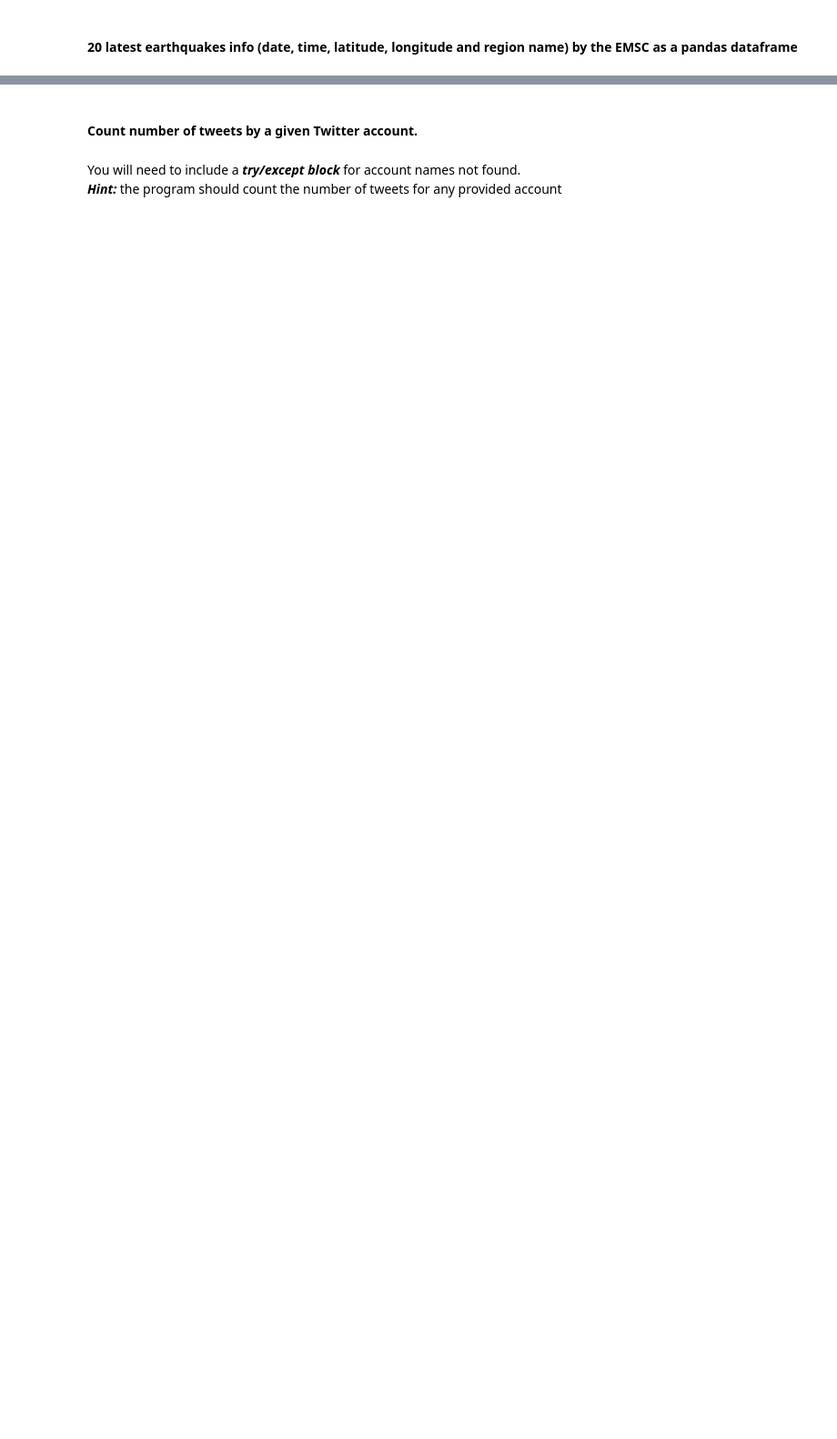
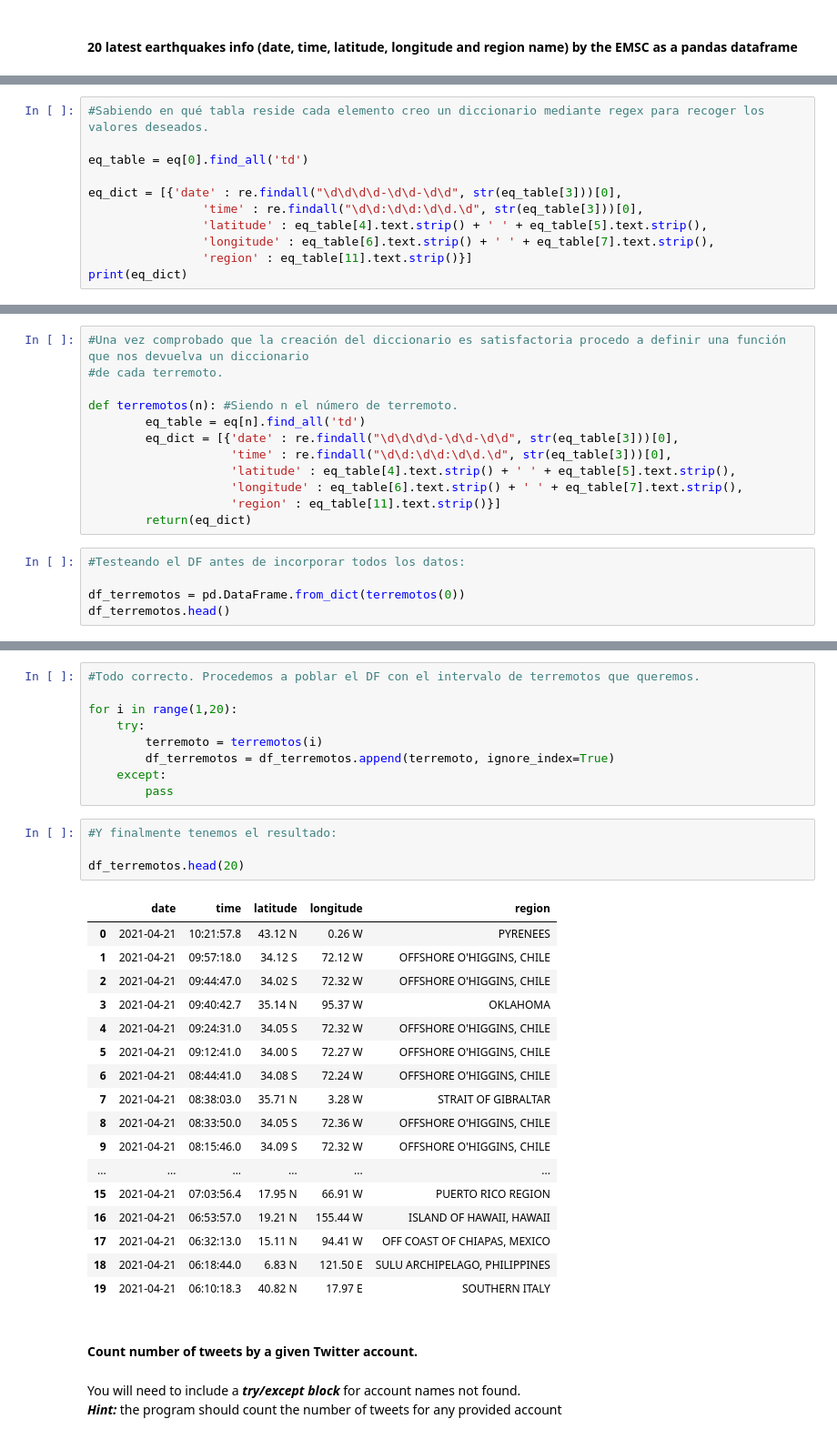
Before and after one commit to ta-datapt-bcn/lab-web-scraping, a Jupyter notebook: your-code/main.ipynb, the cells around one changed output, grey strips where cells are left out. Shown at 91% size. Saved outputs shown, nothing was run; the diff lists cells and outputs as text; blank space fills up the shorter version.

```diff
--- a/your-code/main.ipynb
+++ b/your-code/main.ipynb
@@ -132,0 +371,11 @@ url = 'https://www.emsc-csem.org/Earthquake/'
+# %%
+#Sabiendo en qué tabla reside cada elemento creo un diccionario mediante regex para recoger los valores deseados.
+
+eq_table = eq[0].find_all('td')
+
+eq_dict = [{'date' : re.findall("\d\d\d\d-\d\d-\d\d", str(eq_table[3]))[0],
+                'time' : re.findall("\d\d:\d\d:\d\d.\d", str(eq_table[3]))[0],
+                'latitude' : eq_table[4].text.strip() + ' ' + eq_table[5].text.strip(),
+                'longitude' : eq_table[6].text.strip() + ' ' + eq_table[7].text.strip(),
+                'region' : eq_table[11].text.strip()}]
+print(eq_dict)
@@ -132,0 +384,17 @@ url = 'https://www.emsc-csem.org/Earthquake/'
+# %%
+#Una vez comprobado que la creación del diccionario es satisfactoria procedo a definir una función que nos devuelva un diccionario
+#de cada terremoto.
+
+def terremotos(n): #Siendo n el número de terremoto.
+        eq_table = eq[n].find_all('td')
+        eq_dict = [{'date' : re.findall("\d\d\d\d-\d\d-\d\d", str(eq_table[3]))[0],
+                    'time' : re.findall("\d\d:\d\d:\d\d.\d", str(eq_table[3]))[0],
+                    'latitude' : eq_table[4].text.strip() + ' ' + eq_table[5].text.strip(),
+                    'longitude' : eq_table[6].text.strip() + ' ' + eq_table[7].text.strip(),
+                    'region' : eq_table[11].text.strip()}]
+        return(eq_dict)
+# %%
+#Testeando el DF antes de incorporar todos los datos:
+
+df_terremotos = pd.DataFrame.from_dict(terremotos(0))
+df_terremotos.head()
@@ -133,3 +404,34 @@ url = 'https://www.emsc-csem.org/Earthquake/'
+# %%
+#Todo correcto. Procedemos a poblar el DF con el intervalo de terremotos que queremos.
+
+for i in range(1,20):
+    try:
+        terremoto = terremotos(i)
+        df_terremotos = df_terremotos.append(terremoto, ignore_index=True)
+    except:
+        pass
+# %%
+#Y finalmente tenemos el resultado:
+
+df_terremotos.head(20)
+# %% [output]
+|  | date | time | latitude | longitude | region |
+| 0 | 2021-04-21 | 10:21:57.8 | 43.12 N | 0.26 W | PYRENEES |
+| 1 | 2021-04-21 | 09:57:18.0 | 34.12 S | 72.12 W | OFFSHORE O'HIGGINS, CHILE |
+| 2 | 2021-04-21 | 09:44:47.0 | 34.02 S | 72.32 W | OFFSHORE O'HIGGINS, CHILE |
+| 3 | 2021-04-21 | 09:40:42.7 | 35.14 N | 95.37 W | OKLAHOMA |
+| 4 | 2021-04-21 | 09:24:31.0 | 34.05 S | 72.32 W | OFFSHORE O'HIGGINS, CHILE |
+| 5 | 2021-04-21 | 09:12:41.0 | 34.00 S | 72.27 W | OFFSHORE O'HIGGINS, CHILE |
+| 6 | 2021-04-21 | 08:44:41.0 | 34.08 S | 72.24 W | OFFSHORE O'HIGGINS, CHILE |
+| 7 | 2021-04-21 | 08:38:03.0 | 35.71 N | 3.28 W | STRAIT OF GIBRALTAR |
+| 8 | 2021-04-21 | 08:33:50.0 | 34.05 S | 72.36 W | OFFSHORE O'HIGGINS, CHILE |
+| 9 | 2021-04-21 | 08:15:46.0 | 34.09 S | 72.32 W | OFFSHORE O'HIGGINS, CHILE |
+| ... | ... | ... | ... | ... | ... |
+| 15 | 2021-04-21 | 07:03:56.4 | 17.95 N | 66.91 W | PUERTO RICO REGION |
+| 16 | 2021-04-21 | 06:53:57.0 | 19.21 N | 155.44 W | ISLAND OF HAWAII, HAWAII |
+| 17 | 2021-04-21 | 06:32:13.0 | 15.11 N | 94.41 W | OFF COAST OF CHIAPAS, MEXICO |
+| 18 | 2021-04-21 | 06:18:44.0 | 6.83 N | 121.50 E | SULU ARCHIPELAGO, PHILIPPINES |
+| 19 | 2021-04-21 | 06:10:18.3 | 40.82 N | 17.97 E | SOUTHERN ITALY |
 # %% [markdown]
 #### Count number of tweets by a given Twitter account.
 # %% [markdown]
```
Also changed, not shown: parts of 64 cells of this notebook, 1 other file.
